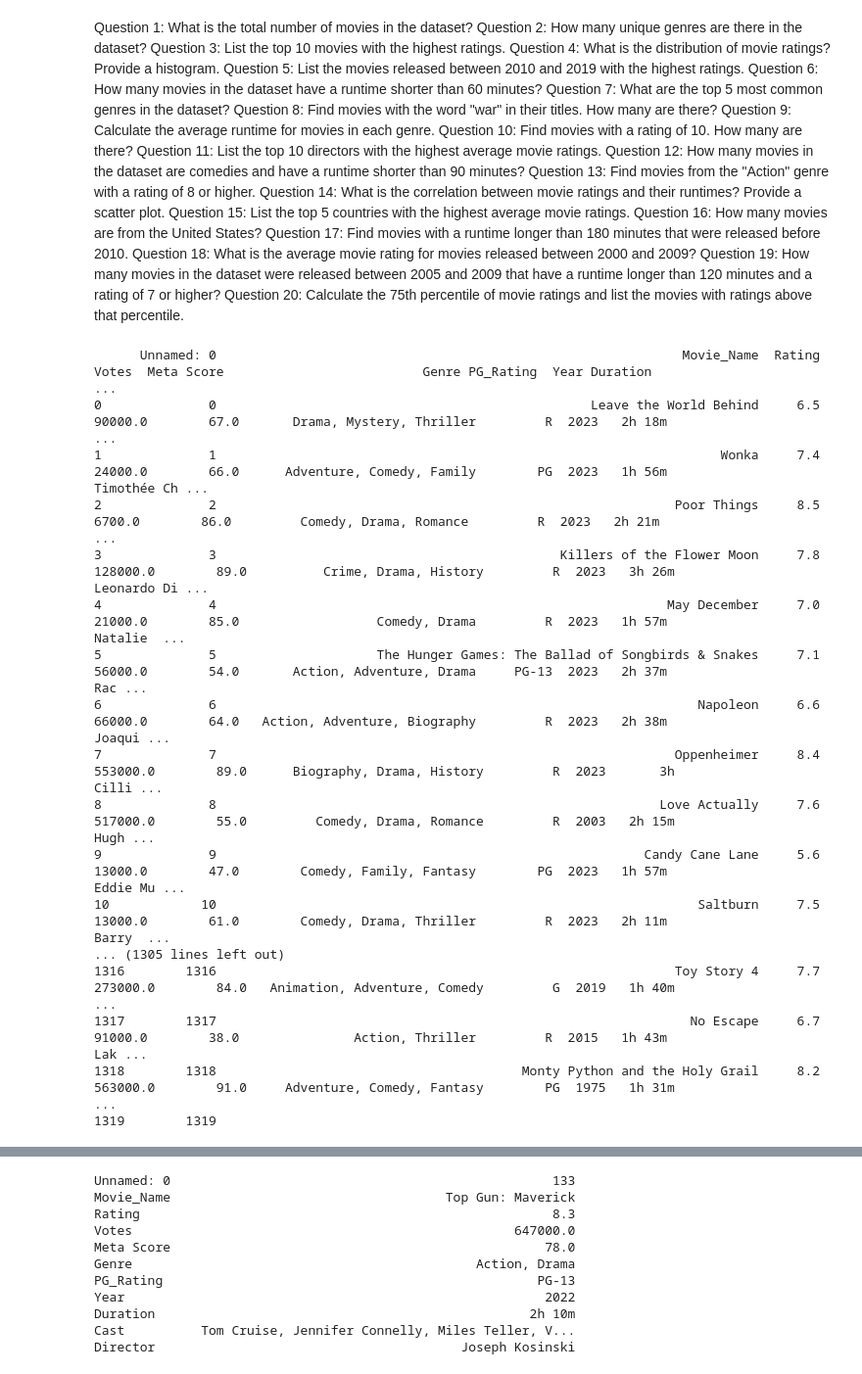
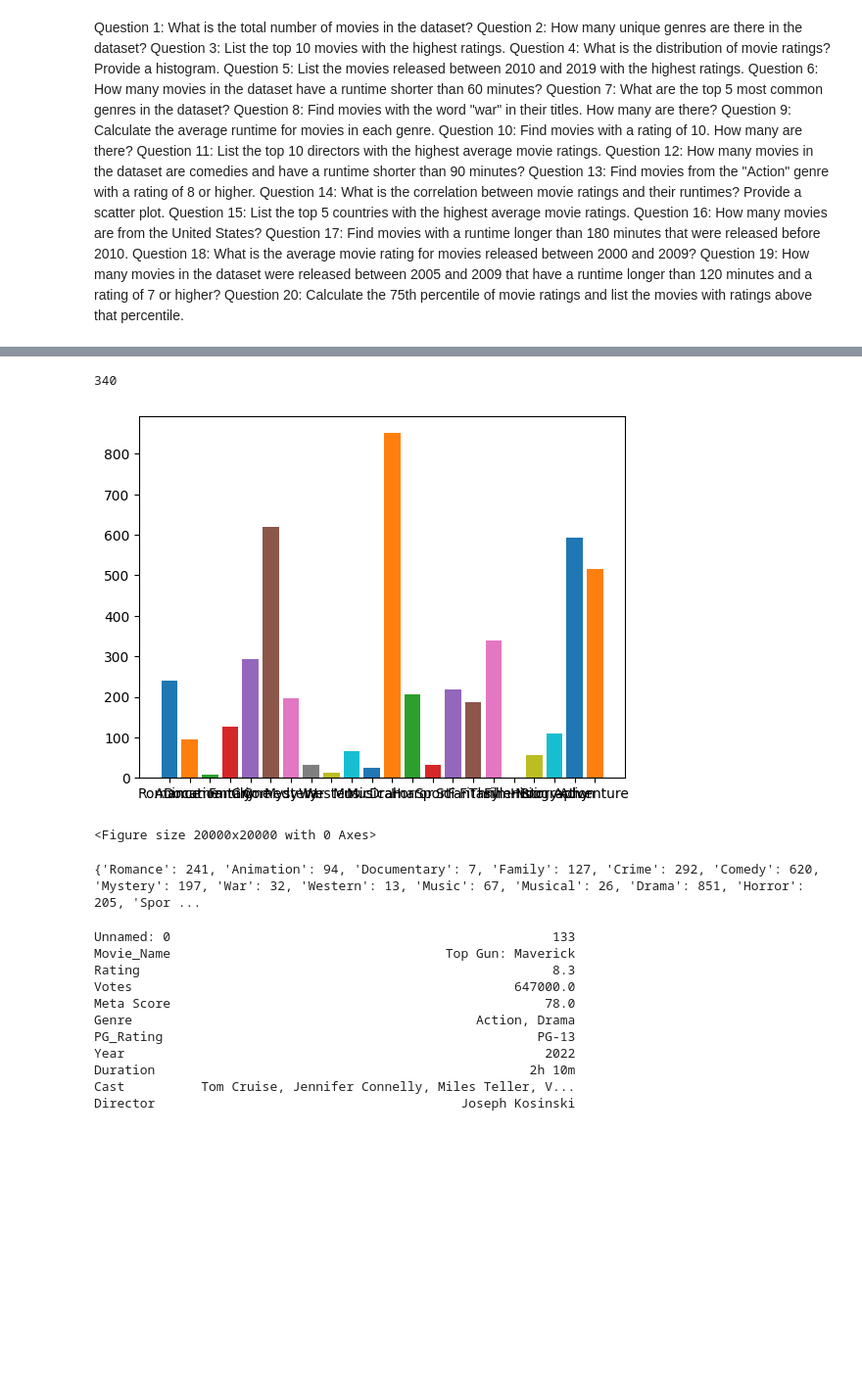
Before and after one commit to manu8274/1language-C, a Jupyter notebook: class/2nd_YR/4th_SEM/lec_4_AIML/project/st1_project/1.ipynb, the cells around one changed output, grey strips where cells are left out. Shown: that part at 98% size. Cells and saved outputs as stored; diff of their text form; code cells hidden in the pictures; blank space fills up the shorter version.

```diff
--- a/class/2nd_YR/4th_SEM/lec_4_AIML/project/st1_project/1.ipynb
+++ b/class/2nd_YR/4th_SEM/lec_4_AIML/project/st1_project/1.ipynb
@@ -75,26 +76,3 @@ print("Q11)make a bar graph for all movies according to their ")
-# %%
-import pandas as pd
-mvdt=pd.read_csv('imdb_movie_data_2023.csv')
-pd.options.display.max_rows=99
-print(mvdt.to_string())
-# %% [output]
-      Unnamed: 0                                                             Movie_Name  Rating      Votes  Meta Score                          Genre PG_Rating  Year Duration                           ...
-0              0                                                 Leave the World Behind     6.5    90000.0        67.0       Drama, Mystery, Thriller         R  2023   2h 18m                           ...
-1              1                                                                  Wonka     7.4    24000.0        66.0      Adventure, Comedy, Family        PG  2023   1h 56m               Timothée Ch ...
-2              2                                                            Poor Things     8.5     6700.0        86.0         Comedy, Drama, Romance         R  2023   2h 21m                           ...
-3              3                                             Killers of the Flower Moon     7.8   128000.0        89.0          Crime, Drama, History         R  2023   3h 26m               Leonardo Di ...
-4              4                                                           May December     7.0    21000.0        85.0                  Comedy, Drama         R  2023   1h 57m                  Natalie  ...
-5              5                     The Hunger Games: The Ballad of Songbirds & Snakes     7.1    56000.0        54.0       Action, Adventure, Drama     PG-13  2023   2h 37m                       Rac ...
-6              6                                                               Napoleon     6.6    66000.0        64.0   Action, Adventure, Biography         R  2023   2h 38m                    Joaqui ...
-7              7                                                            Oppenheimer     8.4   553000.0        89.0      Biography, Drama, History         R  2023       3h                     Cilli ...
-8              8                                                          Love Actually     7.6   517000.0        55.0         Comedy, Drama, Romance         R  2003   2h 15m                      Hugh ...
-9              9                                                        Candy Cane Lane     5.6    13000.0        47.0        Comedy, Family, Fantasy        PG  2023   1h 57m                  Eddie Mu ...
-10            10                                                               Saltburn     7.5    13000.0        61.0        Comedy, Drama, Thriller         R  2023   2h 11m                    Barry  ...
-... (1305 lines left out)
-1316        1316                                                            Toy Story 4     7.7   273000.0        84.0   Animation, Adventure, Comedy         G  2019   1h 40m                           ...
-1317        1317                                                              No Escape     6.7    91000.0        38.0               Action, Thriller         R  2015   1h 43m                       Lak ...
-1318        1318                                        Monty Python and the Holy Grail     8.2   563000.0        91.0     Adventure, Comedy, Fantasy        PG  1975   1h 31m                           ...
-1319        1319
 # %%
 import pandas as pd
 mvdt=pd.read_csv('imdb_movie_data_2023.csv')
@@ -117,3 +95,12 @@ print(mvdt[mvdt["PG_Rating"]=='PG-13'].to_string())
 1942        1942                                          Drag Me to Hell     6.6   215000.0        83.0                         Horror     PG-13  2009   1h 39m                           Alison Lohman ...
 1943        1943                          Transformers: Age of Extinction     5.6   328000.0        32.0      Action, Adventure, Sci-Fi     PG-13  2014   2h 45m                Mark Wahlberg, Nicola Pe ...
 1945        1945                                        Definitely, Maybe     7.1   172000.0        59.0         Comedy, Drama, Romance     PG-13  2008   1h 52m                        Ryan Reynolds, R ...
+# %%
+c=0
+for i in mvdt["Genre"]:
+    if(type(i)==str):
+        if("Thriller" in  i):
+            c+=1
+print(c)
+# %% [output]
+340
@@ -120,3 +109,28 @@ print(mvdt[mvdt["PG_Rating"]=='PG-13'].to_string())
+# %%
+x=set()
+for i in mvdt["Genre"]:
+    if(type(i)==str):
+        i=i.strip()
+        i=i.split(",")
+        for j in i:
+            x.add(j.strip())
+d={key:0 for key in x}
+for j in d:
+    c=0
+    for i in mvdt["Genre"]:
+        if(type(i)==str):
+            if(j in  i):
+                c+=1
+    d[j]=c
+for i in d:
+    plt.bar(i,d[i])
+plt.figure(figsize=(20,20))
+plt.show()
+print(d)
+# %% [output]
+[figure, added]
+<Figure size 20000x20000 with 0 Axes>
+{'Romance': 241, 'Animation': 94, 'Documentary': 7, 'Family': 127, 'Crime': 292, 'Comedy': 620, 'Mystery': 197, 'War': 32, 'Western': 13, 'Music': 67, 'Musical': 26, 'Drama': 851, 'Horror': 205, 'Spor ...
 # %%
 import pandas as pd
 mvdt=pd.read_csv('imdb_movie_data_2023.csv')
```
Also changed, not shown: parts of 2 cells of this notebook, 5 other files.
